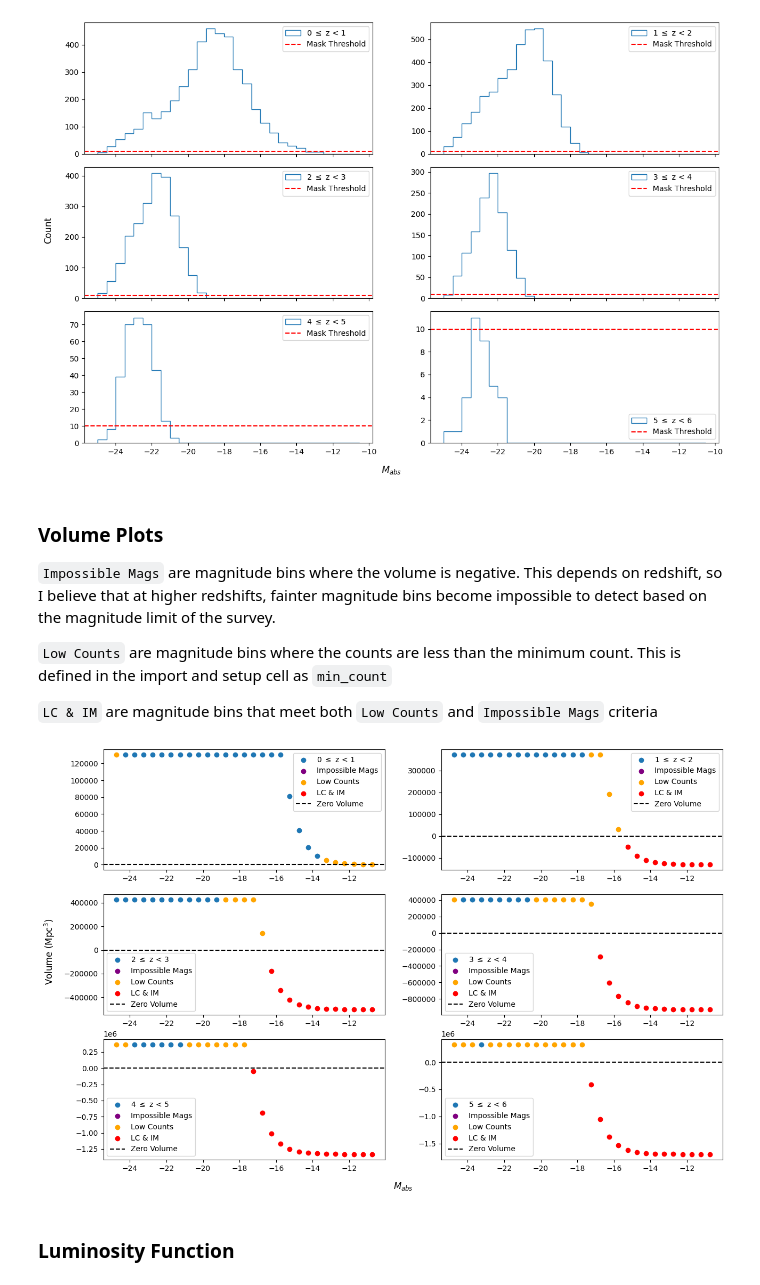
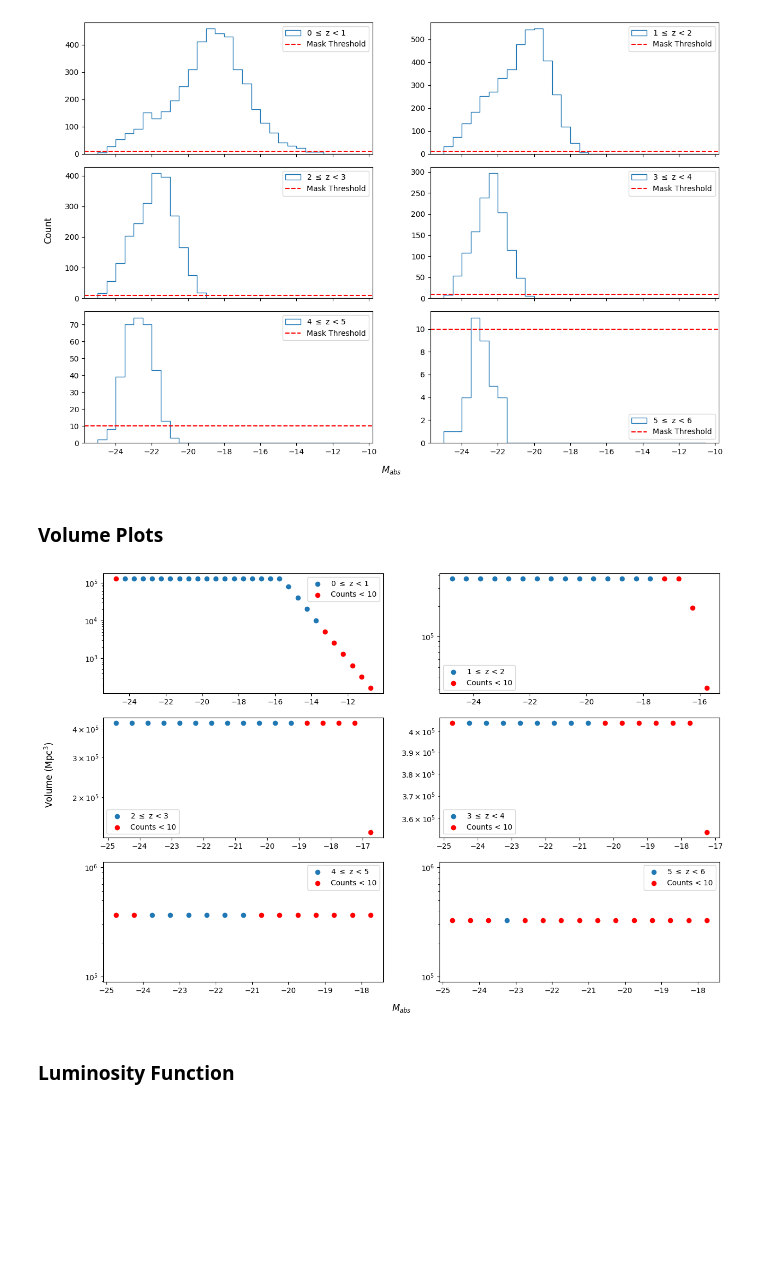
Before and after one commit to daniel-lyon/MPhil-Code, a Jupyter notebook: LUMFUNCS/vmax.ipynb, the cells around one changed output. Drawn from its saved outputs; the diff is of its cells as text; code cells hidden in the pictures; blank space fills up the shorter version.

```diff
--- a/LUMFUNCS/vmax.ipynb
+++ b/LUMFUNCS/vmax.ipynb
@@ -7,7 +7,8 @@ import numpy as np
 import pandas as pd
 import matplotlib.pyplot as plt
 from scipy.optimize import curve_fit
-from astropy.cosmology import FlatLambdaCDM
+from astropy.cosmology import FlatLambdaCDM, z_at_value
+import astropy.units as u
 
 data = pd.read_csv('../DATA/ZFOURGE/CDFS/CDFS_MAIN.csv')
 df = pd.DataFrame(data)
@@ -17,7 +18,7 @@ df = df[df['FKs'] > 0] # 12,676
 n_lum_bins = 30 # number of luminosity bins
 mag_lim = 27 # apparent magnitude limit (same as AB magnitude limit)
 redshift_bins = [(0, 1), (1, 2), (2, 3), (3, 4), (4, 5), (5, 6)] # redshift bins
-bins = np.arange(-25, -10, 0.5) # luminosity bins
+mag_abs_bins = np.arange(-25, -10, 0.5) # absolute magnitude bins
 survey_area = 0.03556 # survey area in square degrees
 min_count = 10 # minimum number of galaxies in a bin
 # %% [markdown]
@@ -114,20 +194,24 @@ for z_min, z_max in redshift_bins:
     Mag_abs_bin = Mag_abs[z_mask]
 
     # Bin the data by luminosity
-    counts, lum_bin_edges = np.histogram(Mag_abs_bin, bins=bins)
+    counts, lum_bin_edges = np.histogram(Mag_abs_bin, bins=mag_abs_bins)
     lum_bin_centers = lum_bin_edges[0:-1] + (np.diff(lum_bin_edges)[0] / 2)
 
     # Calculate the minimum and maximum distance of the redshift bin
     dmin = cosmo.comoving_distance(z_min).value
     dmax = cosmo.comoving_distance(z_max).value
 
-    # Calculate the maximum distance of each luminosity bin
-    dmaxs = (10 * 10 ** ((mag_lim - lum_bin_centers) / 5)) # pc
-    dmaxs = dmaxs / 10 ** 6 # pc -> Mpc
+    # # Find the maximum distance for each source
+    dmaxs = 10 * 10 ** ((mag_lim - lum_bin_centers) / 5) # pc
+    dmaxs /= 10 ** 6 # pc -> Mpc
 
-    # # Calculate the maximum distance of each luminosity bin
-    # max_z = 10 ** ((lum_bin_centers + 16.95) / (-6.35))
-    # dmaxs = cosmo.comoving_distance(max_z).value
+    # # Distances must be greater than the minimum distance
+    d_mask = dmaxs >= dmin
+
+    # Apply mask
+    dmaxs = dmaxs[d_mask]
+    counts = counts[d_mask]
+    lum_bin_centers = lum_bin_centers[d_mask]
 
     # If the maximum distance is greater than the maximum redshift bin distance, set it to the maximum redshift bin distance
     dmaxs[dmaxs > dmax] = dmax
@@ -152,7 +236,7 @@ for ax, d, (z_start, z_end) in zip(axes.flatten(), all_data, redshift_bins):
     _, _, _, binned_data = d
 
     # Plot the data
-    ax.hist(binned_data, bins=bins, histtype='step', label=f'{z_start} $\leq$ z < {z_end}')
+    ax.hist(binned_data, bins=mag_abs_bins, histtype='step', label=f'{z_start} $\leq$ z < {z_end}')
     ax.axhline(min_count, color='red', linestyle='--', label='Mask Threshold')
     ax.legend()
 
@@ -162,38 +246,28 @@ plt.subplots_adjust(hspace=0.1)
 plt.show()
 # %% [output]
 [figure]
-# %% [markdown]
-### Volume Plots
-
-`Impossible Mags` are magnitude bins where the volume is negative. This depends on redshift, so I believe that at higher redshifts, fainter magnitude bins become impossible to detect based on the magnitude limit of the survey.
-
-`Low Counts` are magnitude bins where the counts are less than the minimum count. This is defined in the import and setup cell as `min_count`
-
-`LC & IM` are magnitude bins that meet both `Low Counts` and `Impossible Mags` criteria
+# %% [markdown]
+### Volume Plots
 # %%
 fig, axes = plt.subplots(3, 2, figsize=(15, 10))
 for ax, d, (z_start, z_end) in zip(axes.flatten(), all_data, redshift_bins):
     counts, volume, lum_bin_centers, _ = d
 
     # Mask the data
-    good_all_mask = (counts > min_count) & (volume > 0)
-    bad_volume_mask = (volume <= 0) & (counts > min_count)
-    bad_counts_mask = (counts <= min_count) & (volume > 0)
-    bad_all_mask = (counts <= min_count) & (volume <= 0)
+    good_counts = (counts >= min_count)
+    bad_counts = (counts < min_count)
 
     # Plot the data
-    ax.scatter(lum_bin_centers[good_all_mask], volume[good_all_mask], label=f'{z_start} $\leq$ z < {z_end}')
-    ax.scatter(lum_bin_centers[bad_volume_mask], volume[bad_volume_mask], color='purple', label='Impossible Mags')
-    ax.scatter(lum_bin_centers[bad_counts_mask], volume[bad_counts_mask], color='orange', label='Low Counts')
-    ax.scatter(lum_bin_centers[bad_all_mask], volume[bad_all_mask], color='red', label='LC & IM')
-    ax.axhline(0, color='black', linestyle='--', label='Zero Volume')
+    ax.scatter(lum_bin_centers[good_counts], volume[good_counts], label=f'{z_start} $\leq$ z < {z_end}')
+    ax.scatter(lum_bin_centers[bad_counts], volume[bad_counts], color='red', label=f'Counts < {min_count}')
+    ax.set_yscale('log')
     ax.legend()
 
 fig.supxlabel('$M_{abs}$', y=0.05)
 fig.supylabel('Volume (Mpc$^3$)', x=0.05)
 plt.show()
 # %% [output]
-[figure, old version]
+[figure, new version]
 # %% [markdown]
 ### Luminosity Function
 # %%
```
Also changed, not shown: parts of 5 cells of this notebook, 1 other file.
